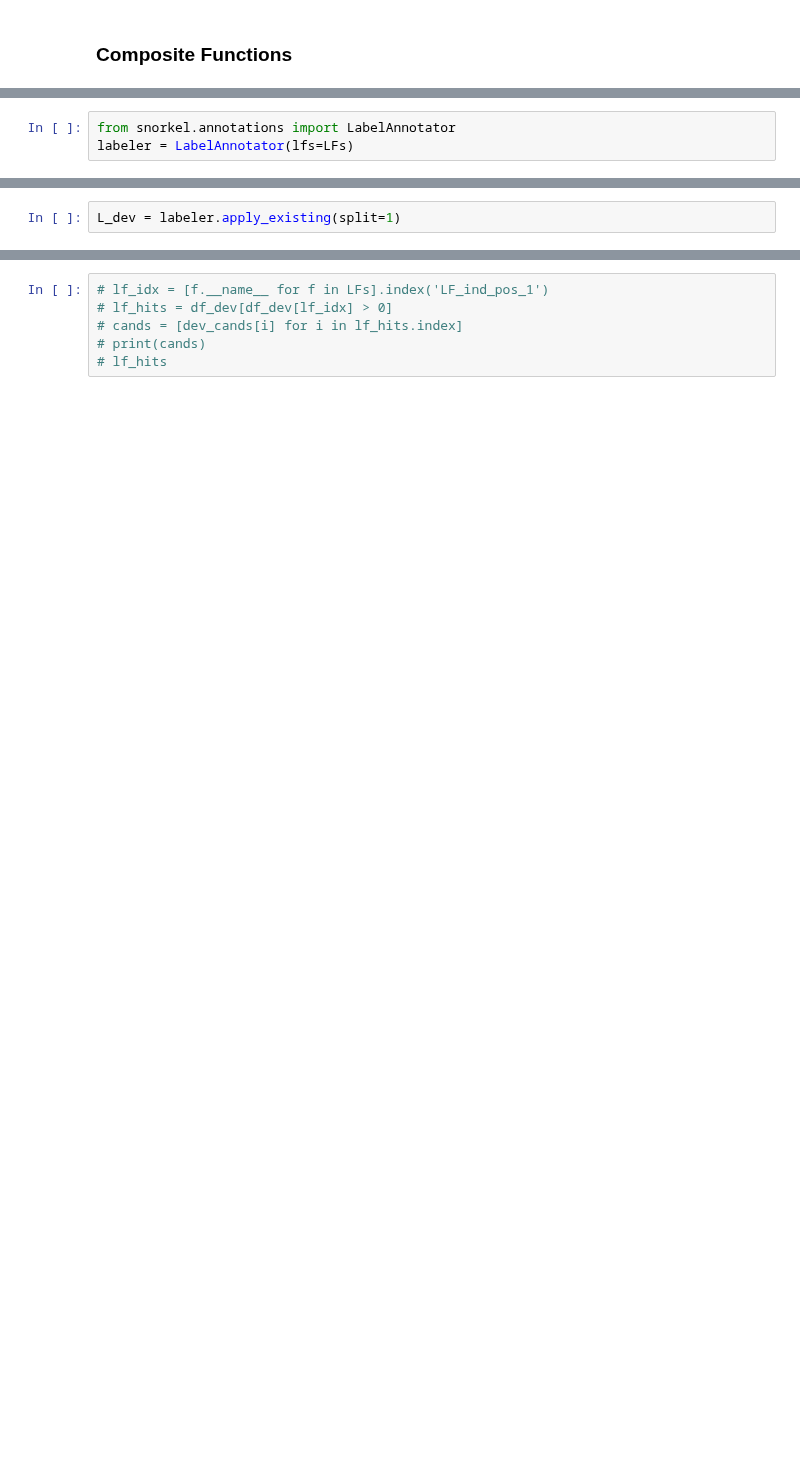
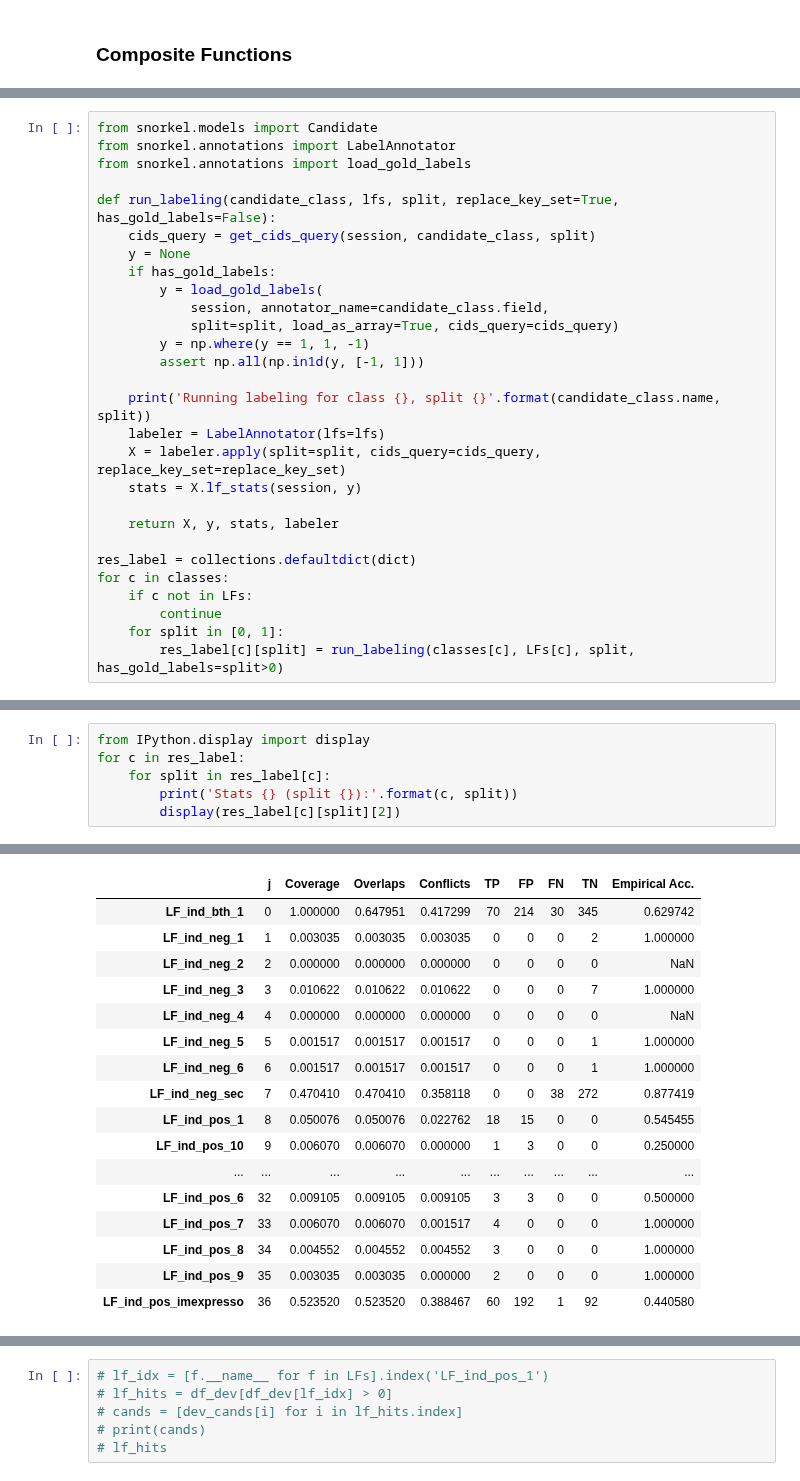
Before and after one commit to hammerlab/t-cell-relation-extraction, a Jupyter notebook: pm_subtype_protein_relations/snorkel/05-training-marginals.ipynb, the cells around one changed output, grey strips where cells are left out. Cells and saved outputs as stored; diff of their text form; blank space fills up the shorter version.

```diff
--- a/pm_subtype_protein_relations/snorkel/05-training-marginals.ipynb
+++ b/pm_subtype_protein_relations/snorkel/05-training-marginals.ipynb
@@ -445,3 +489,0 @@ len(train_cands), len(dev_cands)
-# %%
-from snorkel.annotations import LabelAnnotator
-labeler = LabelAnnotator(lfs=LFs)
@@ -480,2 +489,0 @@ np.unique(L_gold_dev, return_counts=True)
-# %%
-L_dev = labeler.apply_existing(split=1)
@@ -519,0 +504,28 @@ L_dev.lf_stats(session, L_gold_dev)
+# %%
+from snorkel.models import Candidate
+from snorkel.annotations import LabelAnnotator
+from snorkel.annotations import load_gold_labels
+
+def run_labeling(candidate_class, lfs, split, replace_key_set=True, has_gold_labels=False):
+    cids_query = get_cids_query(session, candidate_class, split)
+    y = None
+    if has_gold_labels:
+        y = load_gold_labels(
+            session, annotator_name=candidate_class.field,
+            split=split, load_as_array=True, cids_query=cids_query)
+        y = np.where(y == 1, 1, -1)
+        assert np.all(np.in1d(y, [-1, 1]))
+
+    print('Running labeling for class {}, split {}'.format(candidate_class.name, split))
+    labeler = LabelAnnotator(lfs=lfs)
+    X = labeler.apply(split=split, cids_query=cids_query, replace_key_set=replace_key_set)
+    stats = X.lf_stats(session, y)
+
+    return X, y, stats, labeler
+
+res_label = collections.defaultdict(dict)
+for c in classes:
+    if c not in LFs:
+        continue
+    for split in [0, 1]:
+        res_label[c][split] = run_labeling(classes[c], LFs[c], split, has_gold_labels=split>0)
@@ -519,0 +545,7 @@ L_dev.lf_stats(session, L_gold_dev)
+# %%
+from IPython.display import display
+for c in res_label:
+    for split in res_label[c]:
+        print('Stats {} (split {}):'.format(c, split))
+        display(res_label[c][split][2])
+# %% [output]
@@ -519,0 +571,17 @@ L_dev.lf_stats(session, L_gold_dev)
+|  | j | Coverage | Overlaps | Conflicts | TP | FP | FN | TN | Empirical Acc. |
+| LF_ind_bth_1 | 0 | 1.000000 | 0.647951 | 0.417299 | 70 | 214 | 30 | 345 | 0.629742 |
+| LF_ind_neg_1 | 1 | 0.003035 | 0.003035 | 0.003035 | 0 | 0 | 0 | 2 | 1.000000 |
+| LF_ind_neg_2 | 2 | 0.000000 | 0.000000 | 0.000000 | 0 | 0 | 0 | 0 | NaN |
+| LF_ind_neg_3 | 3 | 0.010622 | 0.010622 | 0.010622 | 0 | 0 | 0 | 7 | 1.000000 |
+| LF_ind_neg_4 | 4 | 0.000000 | 0.000000 | 0.000000 | 0 | 0 | 0 | 0 | NaN |
+| LF_ind_neg_5 | 5 | 0.001517 | 0.001517 | 0.001517 | 0 | 0 | 0 | 1 | 1.000000 |
+| LF_ind_neg_6 | 6 | 0.001517 | 0.001517 | 0.001517 | 0 | 0 | 0 | 1 | 1.000000 |
+| LF_ind_neg_sec | 7 | 0.470410 | 0.470410 | 0.358118 | 0 | 0 | 38 | 272 | 0.877419 |
+| LF_ind_pos_1 | 8 | 0.050076 | 0.050076 | 0.022762 | 18 | 15 | 0 | 0 | 0.545455 |
+| LF_ind_pos_10 | 9 | 0.006070 | 0.006070 | 0.000000 | 1 | 3 | 0 | 0 | 0.250000 |
+| ... | ... | ... | ... | ... | ... | ... | ... | ... | ... |
+| LF_ind_pos_6 | 32 | 0.009105 | 0.009105 | 0.009105 | 3 | 3 | 0 | 0 | 0.500000 |
+| LF_ind_pos_7 | 33 | 0.006070 | 0.006070 | 0.001517 | 4 | 0 | 0 | 0 | 1.000000 |
+| LF_ind_pos_8 | 34 | 0.004552 | 0.004552 | 0.004552 | 3 | 0 | 0 | 0 | 1.000000 |
+| LF_ind_pos_9 | 35 | 0.003035 | 0.003035 | 0.000000 | 2 | 0 | 0 | 0 | 1.000000 |
+| LF_ind_pos_imexpresso | 36 | 0.523520 | 0.523520 | 0.388467 | 60 | 192 | 1 | 92 | 0.440580 |
```
Also changed, not shown: parts of 60 cells of this notebook, 12 other files.
